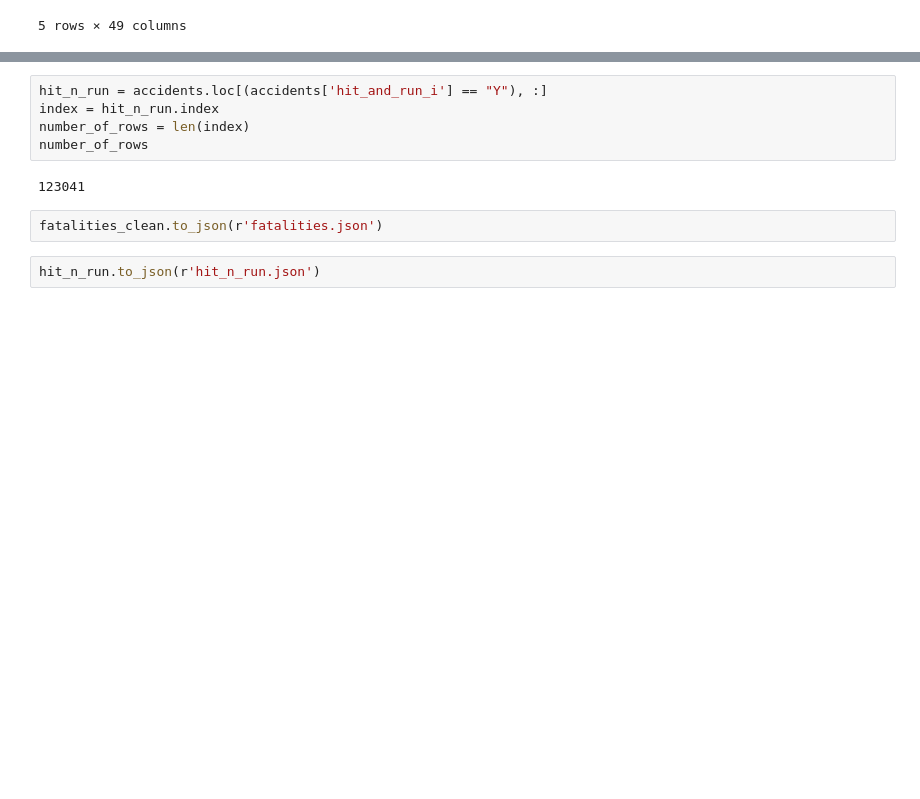
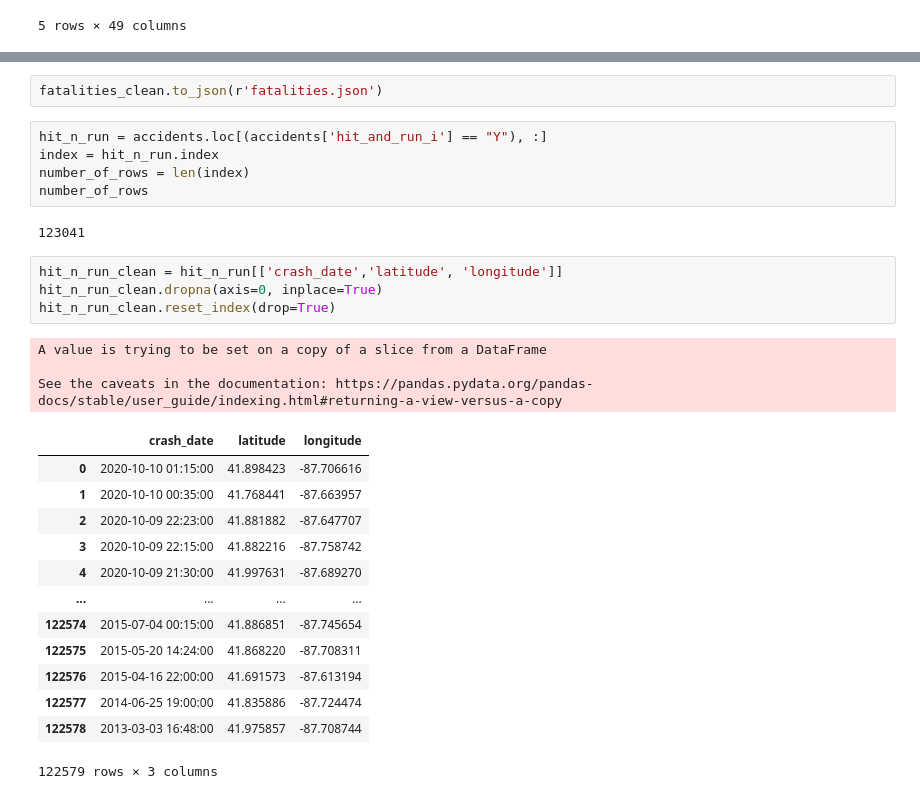
Before and after one commit to PhysicsGlitch/Geomap_Project, a Jupyter notebook: accidents.ipynb, the cells around one changed output, grey strips where cells are left out. Saved outputs shown, nothing was run; the diff lists cells and outputs as text; blank space fills up the shorter version.

Commit message:
Added revised code for plotting multiple layers and python-pandas scripts that slice the dataframe into manageable files

```diff
--- a/accidents.ipynb
+++ b/accidents.ipynb
@@ -83,3 +83,5 @@ See the caveats in the documentation: https://pandas.pydata.org/pandas-docs/stab
+# %%
+fatalities_clean.to_json(r'fatalities.json')
 # %%
 hit_n_run = accidents.loc[(accidents['hit_and_run_i'] == "Y"), :]
 index = hit_n_run.index
@@ -87,7 +89,24 @@ number_of_rows = len(index)
 number_of_rows
 # %% [output]
 123041
-# %%
-fatalities_clean.to_json(r'fatalities.json')
-# %%
-hit_n_run.to_json(r'hit_n_run.json')
+# %%
+hit_n_run_clean = hit_n_run[['crash_date','latitude', 'longitude']]
+hit_n_run_clean.dropna(axis=0, inplace=True)
+hit_n_run_clean.reset_index(drop=True)
+# %% [output]
+A value is trying to be set on a copy of a slice from a DataFrame
+
+See the caveats in the documentation: https://pandas.pydata.org/pandas-docs/stable/user_guide/indexing.html#returning-a-view-versus-a-copy
+|  | crash_date | latitude | longitude |
+| 0 | 2020-10-10 01:15:00 | 41.898423 | -87.706616 |
+| 1 | 2020-10-10 00:35:00 | 41.768441 | -87.663957 |
+| 2 | 2020-10-09 22:23:00 | 41.881882 | -87.647707 |
+| 3 | 2020-10-09 22:15:00 | 41.882216 | -87.758742 |
+| 4 | 2020-10-09 21:30:00 | 41.997631 | -87.689270 |
+| ... | ... | ... | ... |
+| 122574 | 2015-07-04 00:15:00 | 41.886851 | -87.745654 |
+| 122575 | 2015-05-20 14:24:00 | 41.868220 | -87.708311 |
+| 122576 | 2015-04-16 22:00:00 | 41.691573 | -87.613194 |
+| 122577 | 2014-06-25 19:00:00 | 41.835886 | -87.724474 |
+| 122578 | 2013-03-03 16:48:00 | 41.975857 | -87.708744 |
+122579 rows × 3 columns
```
Also changed, not shown: parts of 9 cells of this notebook, 1 other file.
